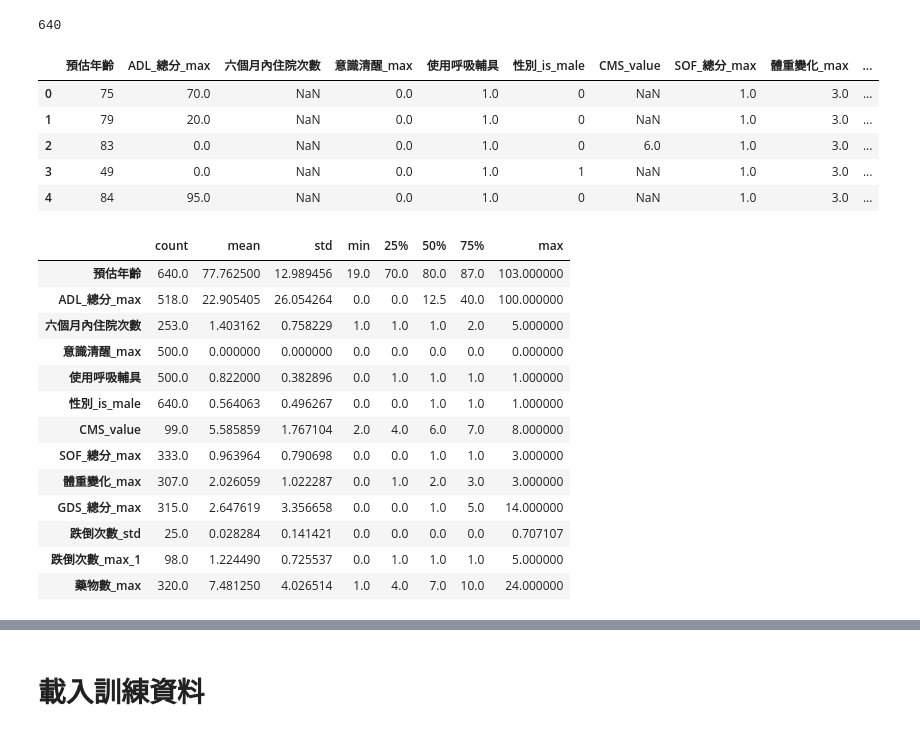
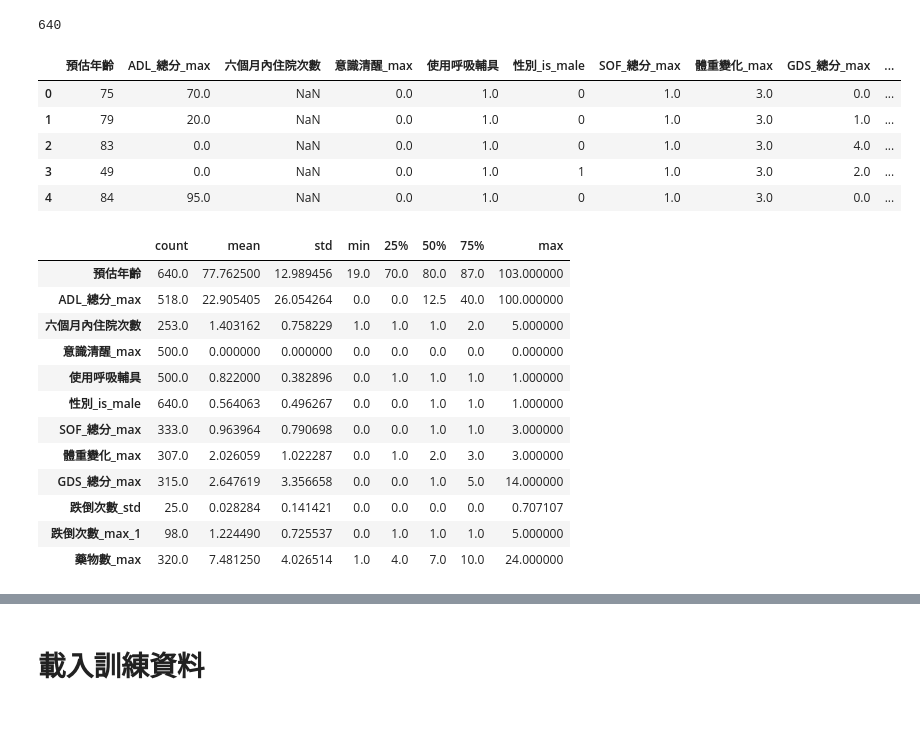
Before and after one commit to peculab/AI4JUBO, a Jupyter notebook: JuboDeath_V4.ipynb, the cells around one changed output, grey strips where cells are left out. Drawn from its saved outputs; the diff is of its cells as text; code cells hidden in the pictures.

```diff
--- a/JuboDeath_V4.ipynb
+++ b/JuboDeath_V4.ipynb
@@ -52,6 +52,13 @@ top_13_features = [
     '性別_is_male', 'CMS_value', 'SOF_總分_max', '體重變化_max', 'GDS_總分_max',
     '跌倒次數_std', '跌倒次數_max_1', '藥物數_max'
 ]
+
+# 前 13 個重要特徵
+top_features = [
+    '預估年齡', 'ADL_總分_max', '六個月內住院次數', '意識清醒_max', '使用呼吸輔具',
+    '性別_is_male', 'SOF_總分_max', '體重變化_max', 'GDS_總分_max',
+    '跌倒次數_std', '跌倒次數_max_1', '藥物數_max'
+]
 # %% [markdown]
 # 分析訓練資料的遺失值分布
 # %%
@@ -347,16 +354,16 @@ len(external)
 # %% [output]
 640
 # %%
-ex_sub = external[top_13_features]
+ex_sub = external[top_features]
 ex_y = external['死亡標記']
 ex_sub.head()
 # %% [output]
-|  | 預估年齡 | ADL_總分_max | 六個月內住院次數 | 意識清醒_max | 使用呼吸輔具 | 性別_is_male | CMS_value | SOF_總分_max | 體重變化_max | ... |
-| 0 | 75 | 70.0 | NaN | 0.0 | 1.0 | 0 | NaN | 1.0 | 3.0 | ... |
-| 1 | 79 | 20.0 | NaN | 0.0 | 1.0 | 0 | NaN | 1.0 | 3.0 | ... |
-| 2 | 83 | 0.0 | NaN | 0.0 | 1.0 | 0 | 6.0 | 1.0 | 3.0 | ... |
-| 3 | 49 | 0.0 | NaN | 0.0 | 1.0 | 1 | NaN | 1.0 | 3.0 | ... |
-| 4 | 84 | 95.0 | NaN | 0.0 | 1.0 | 0 | NaN | 1.0 | 3.0 | ... |
+|  | 預估年齡 | ADL_總分_max | 六個月內住院次數 | 意識清醒_max | 使用呼吸輔具 | 性別_is_male | SOF_總分_max | 體重變化_max | GDS_總分_max | ... |
+| 0 | 75 | 70.0 | NaN | 0.0 | 1.0 | 0 | 1.0 | 3.0 | 0.0 | ... |
+| 1 | 79 | 20.0 | NaN | 0.0 | 1.0 | 0 | 1.0 | 3.0 | 1.0 | ... |
+| 2 | 83 | 0.0 | NaN | 0.0 | 1.0 | 0 | 1.0 | 3.0 | 4.0 | ... |
+| 3 | 49 | 0.0 | NaN | 0.0 | 1.0 | 1 | 1.0 | 3.0 | 2.0 | ... |
+| 4 | 84 | 95.0 | NaN | 0.0 | 1.0 | 0 | 1.0 | 3.0 | 0.0 | ... |
 # %%
 ex_sub.describe(include='all').T
 # %% [output]
@@ -367,7 +374,6 @@ ex_sub.describe(include='all').T
 | 意識清醒_max | 500.0 | 0.000000 | 0.000000 | 0.0 | 0.0 | 0.0 | 0.0 | 0.000000 |
 | 使用呼吸輔具 | 500.0 | 0.822000 | 0.382896 | 0.0 | 1.0 | 1.0 | 1.0 | 1.000000 |
 | 性別_is_male | 640.0 | 0.564063 | 0.496267 | 0.0 | 0.0 | 1.0 | 1.0 | 1.000000 |
-| CMS_value | 99.0 | 5.585859 | 1.767104 | 2.0 | 4.0 | 6.0 | 7.0 | 8.000000 |
 | SOF_總分_max | 333.0 | 0.963964 | 0.790698 | 0.0 | 0.0 | 1.0 | 1.0 | 3.000000 |
 | 體重變化_max | 307.0 | 2.026059 | 1.022287 | 0.0 | 1.0 | 2.0 | 3.0 | 3.000000 |
 | GDS_總分_max | 315.0 | 2.647619 | 3.356658 | 0.0 | 0.0 | 1.0 | 5.0 | 14.000000 |
```
Also changed, not shown: parts of 16 cells of this notebook.
